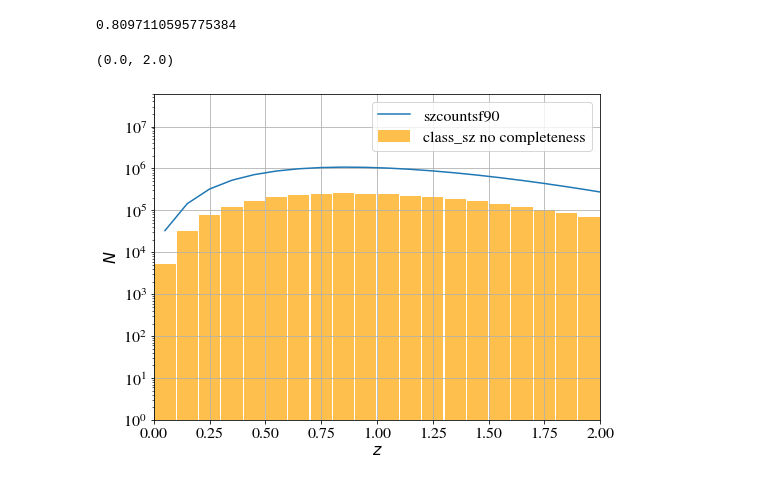
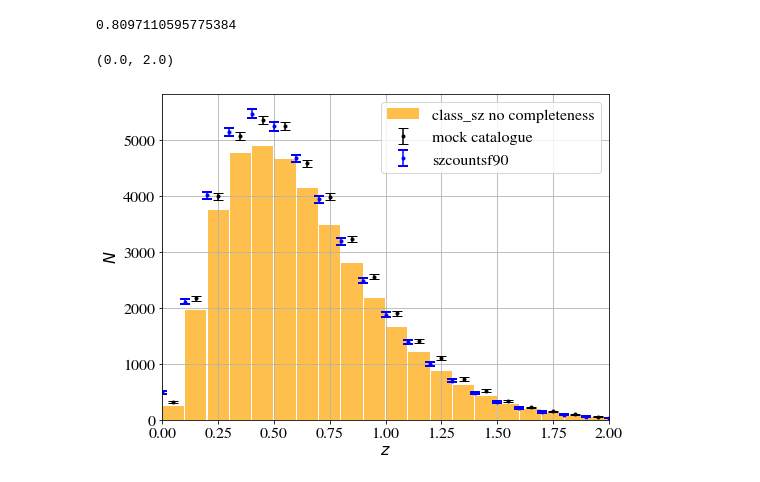
Before and after one commit to simonsobs/SOLikeT, a Jupyter notebook: soliket/binned_clusters/notebooks/Nz_szcountsf90_vs_class_sz_vs_nemo_comparison.ipynb, the cells around one changed output. Drawn from its saved outputs; the diff is of its cells as text; code cells hidden in the pictures.

```diff
--- a/soliket/binned_clusters/notebooks/Nz_szcountsf90_vs_class_sz_vs_nemo_comparison.ipynb
+++ b/soliket/binned_clusters/notebooks/Nz_szcountsf90_vs_class_sz_vs_nemo_comparison.ipynb
@@ -586,27 +586,27 @@ M.sigma8()
 0.8097110595775384
 # %%
 N_clusters_z, xedges = np.histogram(zc, bins=z_edges)
-#plt.errorbar(z_center,N_clusters_z,yerr=np.sqrt(N_clusters_z),marker='o',markersize=3.,ls='none',label='mock catalogue',capsize=5,c='k')
+plt.errorbar(z_center,N_clusters_z,yerr=np.sqrt(N_clusters_z),marker='o',markersize=3.,ls='none',label='mock catalogue',capsize=5,c='k')
 # 41253./599.?
 sf = 41253./599.
 n, bins, patches = plt.hist(x=np.repeat(z_center,N_clusters_z_theory), bins=z_edges, color='orange',alpha=0.7, rwidth=0.95,label='class_sz no completeness')
 
-ze,nze = np.loadtxt('/Users/boris/Work/CLASS-SZ/SO-SZ/so_cluster_counts/MFMF_WebSkyHalos_A10tSZ_3freq_tiles/z_N.txt',unpack=True)
-plt.plot(ze,nze,label='szcountsf90')
+# ze,nze = np.loadtxt('/Users/boris/Work/CLASS-SZ/SO-SZ/so_cluster_counts/MFMF_WebSkyHalos_A10tSZ_3freq_tiles/z_N.txt',unpack=True)
+# plt.plot(ze,nze,label='szcountsf90')
 # plt.errorbar(z, catNz, yerr=np.sqrt(catNz), color='blue', fmt='o', ms=3, capsize=5, capthick=2, ls='none', label='mock catalogue')
 # plt.errorbar(z_nemo,Nz_selfn,yerr=np.sqrt(Nz_selfn),marker='o',markersize=3.,ls='none',label=r'Nemo (Matt H)',capsize=5,c='b')
-#plt.errorbar(z, Nz.sum(axis=1), yerr=np.sqrt(Nz.sum(axis=1)), color='blue', fmt='o', ms=3, capsize=5, capthick=2, ls='none', label='szcountsf90')
+plt.errorbar(z, Nz.sum(axis=1), yerr=np.sqrt(Nz.sum(axis=1)), color='blue', fmt='o', ms=3, capsize=5, capthick=2, ls='none', label='szcountsf90')
 
 
 
 
 plt.grid()
 plt.legend(loc=1)
 plt.xlabel(r'$z$')
 plt.ylabel(r'$N$')
-plt.yscale('log')
-plt.ylim(1e0,6.e7)
+# plt.yscale('log')
+# plt.ylim(1e0,6.e7)
 plt.xlim(0.,2.)
 # %% [output]
 (0.0, 2.0)
-[figure, old version]
+[figure, new version]
```
Also changed, not shown: parts of 7 cells of this notebook.
